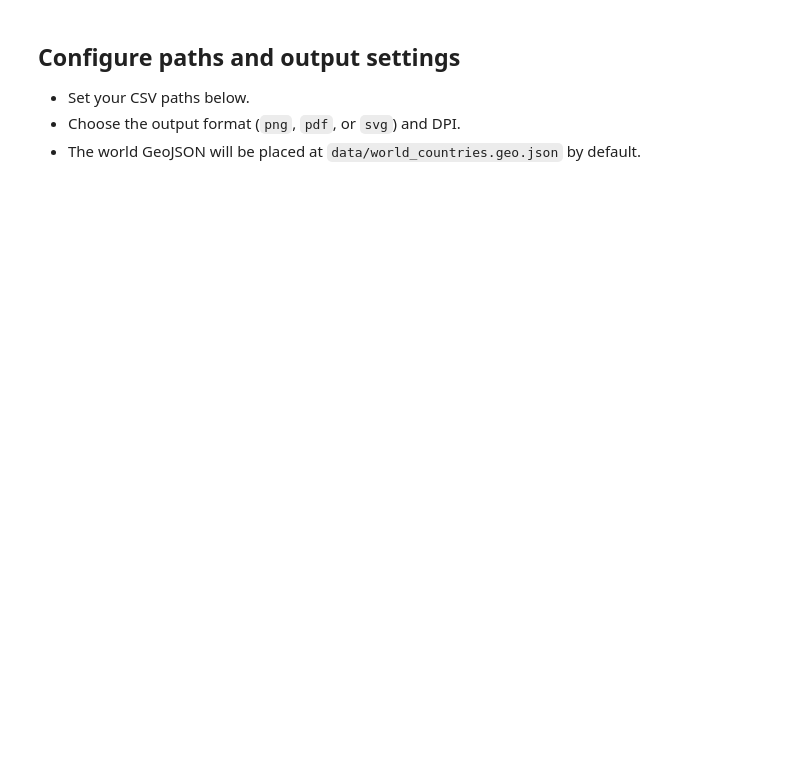
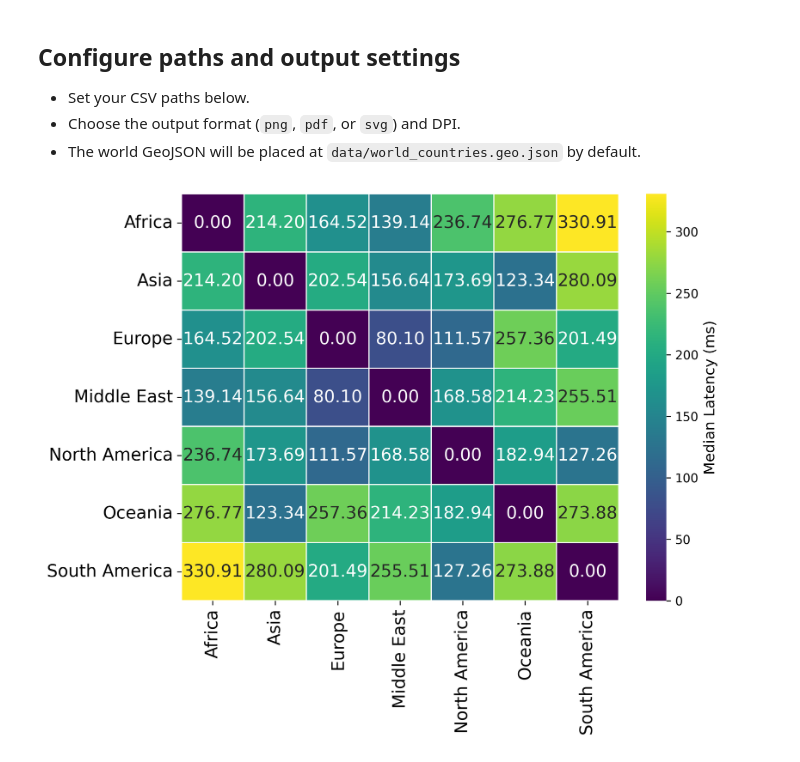
Before and after one commit to M1kuW1ll/geographical-decentralization-simulation, a Jupyter notebook: make_maps_notebook.ipynb, the cells around one changed output. Saved outputs shown, nothing was run; the diff lists cells and outputs as text; code cells hidden in the pictures; blank space fills up the shorter version.

Commit message:
update the latency calculation

```diff
--- a/make_maps_notebook.ipynb
+++ b/make_maps_notebook.ipynb
@@ -906,3 +906,102 @@ if __name__ == "__main__":
         fig_size=(10, 8)
     )
     plt.show()
+# %%
+import pandas as pd
+import seaborn as sns
+import matplotlib.pyplot as plt
+import numpy as np
+import re
+
+_CONTINENT_RULES = [
+    (r"^us-|^northamerica-", "North America"),
+    (r"^southamerica-",      "South America"),
+    (r"^europe-",            "Europe"),
+    (r"^asia-",              "Asia"),
+    (r"^australia-",         "Oceania"),
+    (r"^me-",                "Middle East"),
+    (r"^africa-",            "Africa"),
+]
+
+def to_continent(region: str) -> str:
+    for pat, name in _CONTINENT_RULES:
+        if re.match(pat, region):
+            return name
+    return "Other"
+
+
+regions = pd.read_csv("data/gcp_regions.csv")
+latency = pd.read_csv("data/gcp_latency.csv")
+
+
+def convert_to_marco_regions(
+    regions,
+    latency
+):
+    reg_ids = set(regions["Region"])
+    latency = latency[
+        latency["sending_region"].isin(reg_ids) &
+        latency["receiving_region"].isin(reg_ids)
+    ].copy()
+
+    regions["Continent"] = regions["Region"].map(to_continent)
+    cont_map = dict(zip(regions["Region"], regions["Continent"]))
+    latency["from_c"] = latency["sending_region"].map(cont_map)
+    latency["to_c"]   = latency["receiving_region"].map(cont_map)
+
+    # Undirected mean per continent pair
+    latency["pair"] = latency.apply(
+        lambda r: tuple(sorted([r["from_c"], r["to_c"]])), axis=1
+    )
+    c_lat = latency.groupby("pair")["milliseconds"].median().reset_index()
+
+    # Build symmetric matrix
+    mat = {}
+
+    for _, row in c_lat.iterrows():
+        a, b = row["pair"]; ms = row["milliseconds"]
+        mat[(a, b)] = ms
+        mat[(b, a)] = ms
+
+    regions = (
+        regions.groupby("Continent")[["Nearest City Longitude", "Nearest City Latitude"]]
+        .mean()
+        .rename(columns={"Nearest City Longitude": "lon", "Nearest City Latitude": "lat"})
+    )
+
+    regions["Nearest City Longitude"] = regions["lon"]
+    regions["Nearest City Latitude"] = regions["lat"]
+    regions["gcp_region"] = regions.index
+    regions["Region"] = regions.index
+    regions["Region Name"] = regions.index
+
+    return regions, mat
+
+region_data, latency_dicts = convert_to_marco_regions(regions, latency)
+
+
+regions_index = region_data.index
+total_latency = {}
+
+max_latency = max(latency_dicts.values())
+for region in regions_index:
+    total_latency[region] = {}
+    for other_region in regions_index:
+        if region == other_region:
+            total_latency[region][other_region] = 0
+        else:
+            total_latency[region][other_region] = latency_dicts.get((region, other_region), max_latency)
+# print(total_latency)
+df = pd.DataFrame(total_latency)
+# print(df)
+
+plt.figure(figsize=(8, 6), dpi=300)
+ax= sns.heatmap(df, annot=True, fmt=".2f", cmap="viridis",linewidth=.5,annot_kws={"size": 14})
+# plt.title("Latency Heatmap Between Macro-regions")
+cbar = ax.collections[0].colorbar
+cbar.set_label("Median Latency (ms)", fontsize=12)
+ax.tick_params(axis="x", labelsize=14)
+ax.tick_params(axis="y", labelsize=14)
+plt.savefig("latency_heatmap.pdf", dpi=300, bbox_inches="tight")
+# %% [output]
+[figure, added]
```
Also changed, not shown: parts of 1 cell of this notebook.
